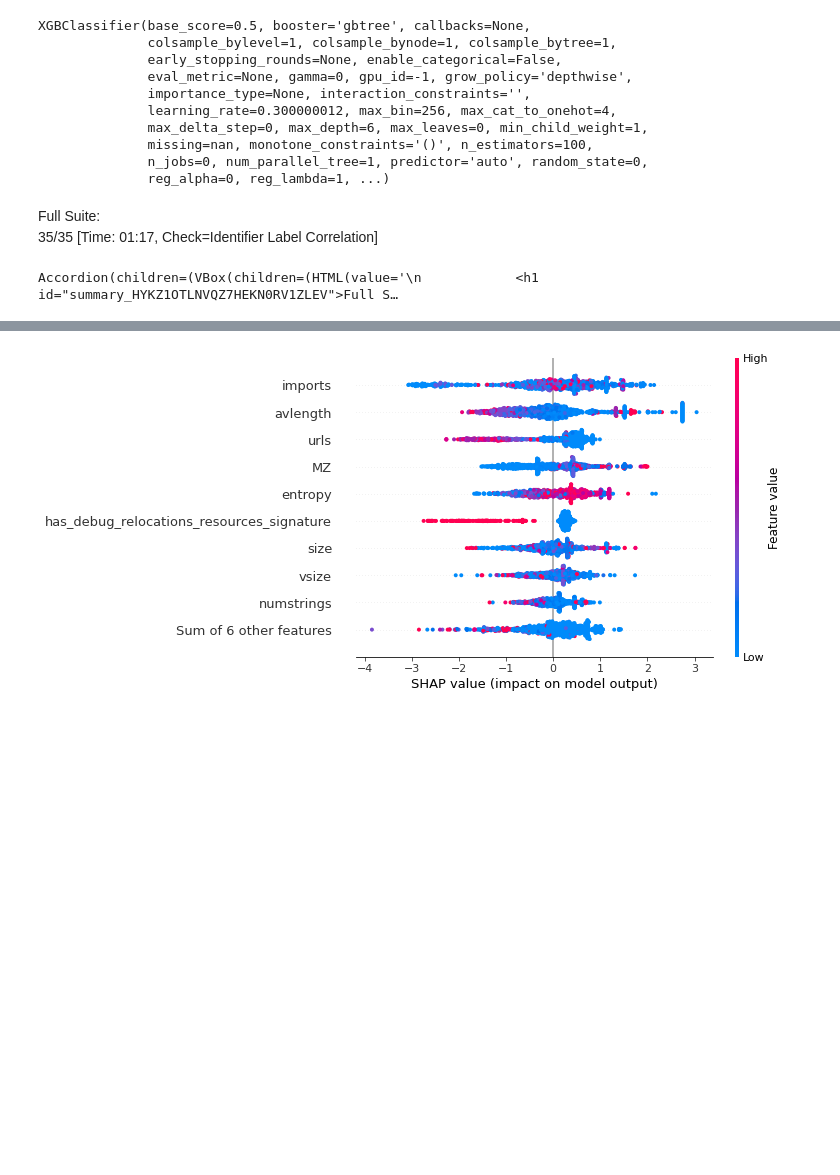
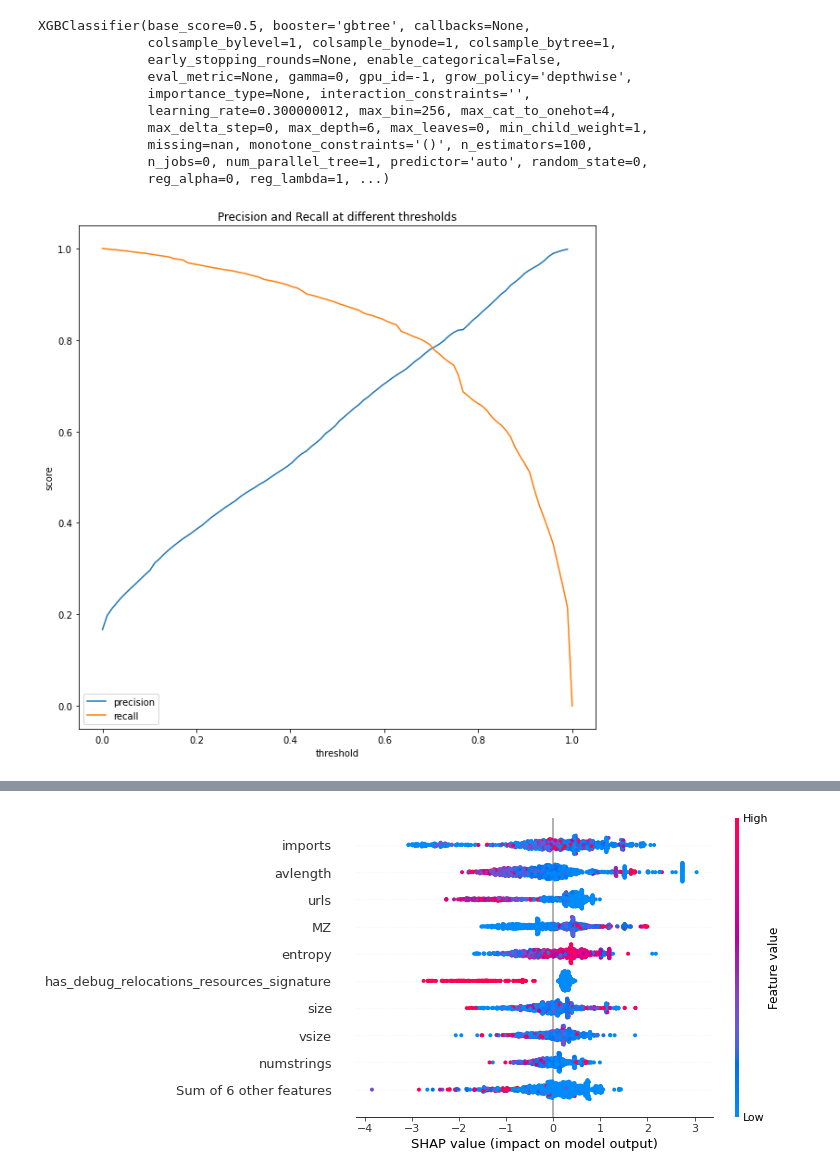
Before and after one commit to Ilan-v/CS_AI, a Jupyter notebook: HW1/ml_model.ipynb, the cells around one changed output, grey strips where cells are left out. Cells and saved outputs as stored; diff of their text form; code cells hidden in the pictures; blank space fills up the shorter version.

Commit message:
creating test results

```diff
--- a/HW1/ml_model.ipynb
+++ b/HW1/ml_model.ipynb
@@ -19,3 +21,0 @@ vt_data_path = "data/virustotal/train_vt_data.csv"
-# %%
-df = pd.read_csv(data_path)
-vt_df = pd.read_csv(vt_data_path)
@@ -36,3 +40,14 @@ df['has_debug_relocations_resources_signature']=df['has_debug']*df['has_relocati
+# %%
+def feature_engineering(input_df, feature_cols_lst,mode='train'):
+    df = input_df.copy()
+    df['has_debug_relocations_resources_signature']=df['has_debug']*df['has_relocations']*df['has_resources']*df['has_signature']
+    # set hash as index and extract feature cols
+    df.set_index('sha256', inplace=True)
+    df = df[feature_cols_lst + ['label']]
+    if mode == 'train':
+        # drop duplicates
+        df.drop_duplicates(inplace=True)
+    return df
 # %%
 feature_cols = ['size', 'vsize',
                 'exports', 'imports',
@@ -75,0 +59,3 @@ ValueError: 1 columns passed, passed data had 63741 columns
+# %%
+df_train = feature_engineering(raw_train, feature_cols)
+df_test = feature_engineering(raw_test, feature_cols, mode = 'test')
@@ -89,8 +79,5 @@ plt.scatter(data_pca[:, 0], data_pca[:, 1], c=df['label'])
 # %% [output]
 <matplotlib.collections.PathCollection at 0x...>
 [figure]
-# %%
-# split the data
-df_train, df_test = train_test_split(data_df, test_size=0.2, stratify=data_df['label'], random_state=42)
 # %%
 # train the model
@@ -118,8 +103,37 @@ dc_test = Dataset(df_test, label = 'label', cat_features= [])
 # define checks object
 suite = full_suite()
 # %%
-suite.run(train_dataset = dc_train, test_dataset = dc_test, model = xgb_model)
+# suite.run(train_dataset = dc_train, test_dataset = dc_test, model = xgb_model)
-# %% [output]
-Full Suite:
-35/35 [Time: 01:17, Check=Identifier Label Correlation]
-Accordion(children=(VBox(children=(HTML(value='\n            <h1 id="summary_HYKZ1OTLNVQZ7HEKN0RV1ZLEV">Full S…
+# %%
+# get precision and recall at different thresholds
+def get_precision_recall(y_true, y_pred, threshold):
+    y_pred = (y_pred > threshold).astype(int)
+    tp = np.sum((y_pred == 1) & (y_true == 1))
+    fp = np.sum((y_pred == 1) & (y_true == 0))
+    fn = np.sum((y_pred == 0) & (y_true == 1))
+    tn = np.sum((y_pred == 0) & (y_true == 0))
+    precision = tp / (tp + fp)
+    recall = tp / (tp + fn)
+    return precision, recall
+
+# get the predictions
+y_pred = xgb_model.predict_proba(df_test[feature_cols])[:, 1]
+# get the precision and recall at different thresholds
+thresholds = np.linspace(0, 1, 100)
+precisions = []
+recalls = []
+for threshold in thresholds:
+    precision, recall = get_precision_recall(df_test['label'], y_pred, threshold)
+    precisions.append(precision)
+    recalls.append(recall)
+# plot the results
+plt.figure(figsize=(10, 10))
+plt.plot(thresholds, precisions, label='precision')
+plt.plot(thresholds, recalls, label='recall')
+plt.legend()
+plt.xlabel('threshold')
+plt.ylabel('score')
+plt.title('Precision and Recall at different thresholds')
+plt.show()
+# %% [output]
+[figure, added]
```
Also changed, not shown: parts of 22 cells of this notebook, 1 other file.
